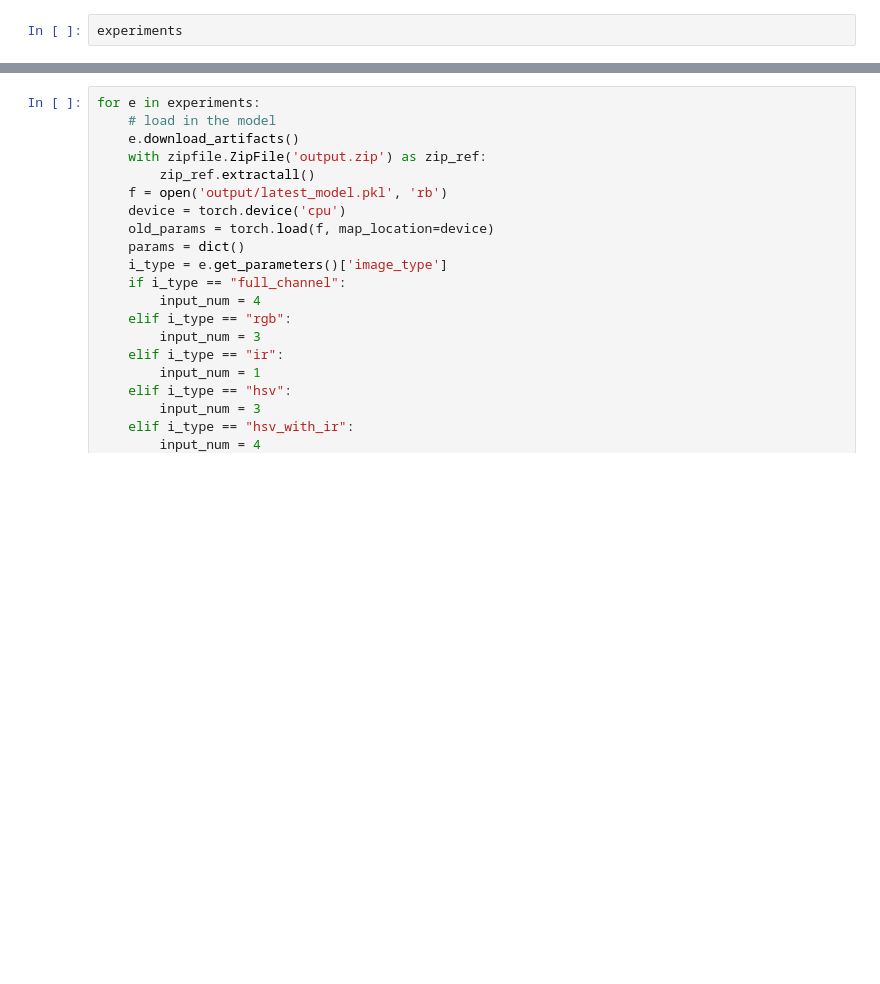
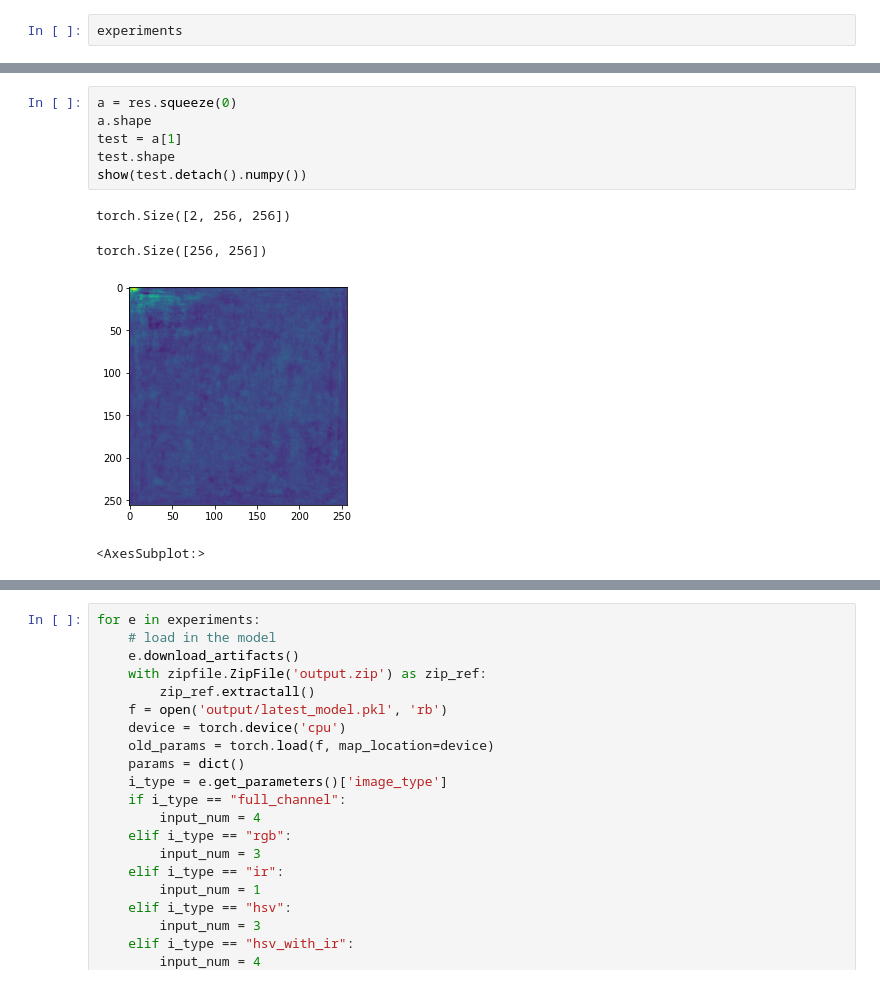
Before and after one commit to maxzvyagin/ephemeral_streams_code, a Jupyter notebook: model_visualization.ipynb, the cells around one changed output, grey strips where cells are left out. Saved outputs shown, nothing was run; the diff lists cells and outputs as text; blank space fills up the shorter version.

```diff
--- a/model_visualization.ipynb
+++ b/model_visualization.ipynb
@@ -129,3 +124,14 @@ Text(0.5, 0.98, 'Experiment: terrible, Test Loss: 0.632626739286241')
+# %%
+a = res.squeeze(0)
+a.shape
+test = a[1]
+test.shape
+show(test.detach().numpy())
+# %% [output]
+torch.Size([2, 256, 256])
+torch.Size([256, 256])
+[figure, added]
+<AxesSubplot:>
 # %%
 from scipy.special import softmax
 unmodified_res[:10]
```
Also changed, not shown: parts of 4 cells of this notebook, 4 other files.
